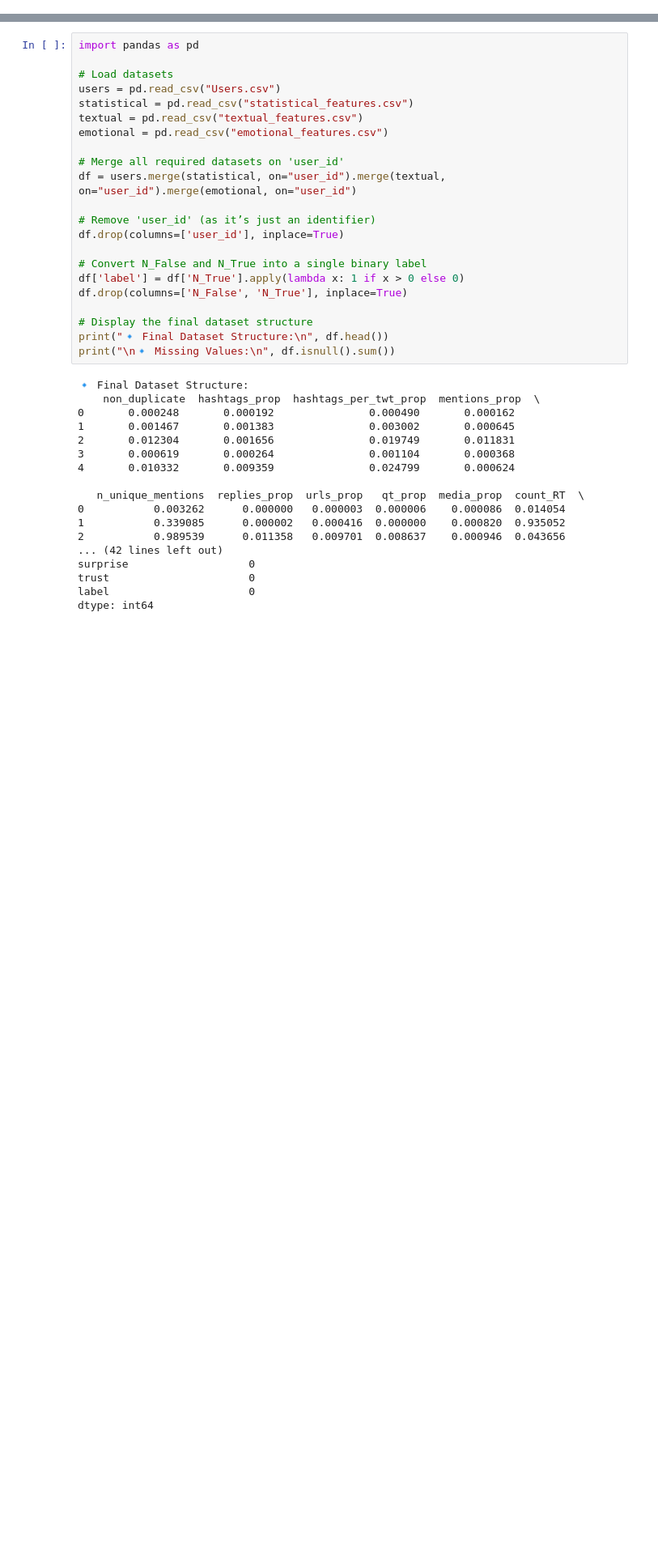
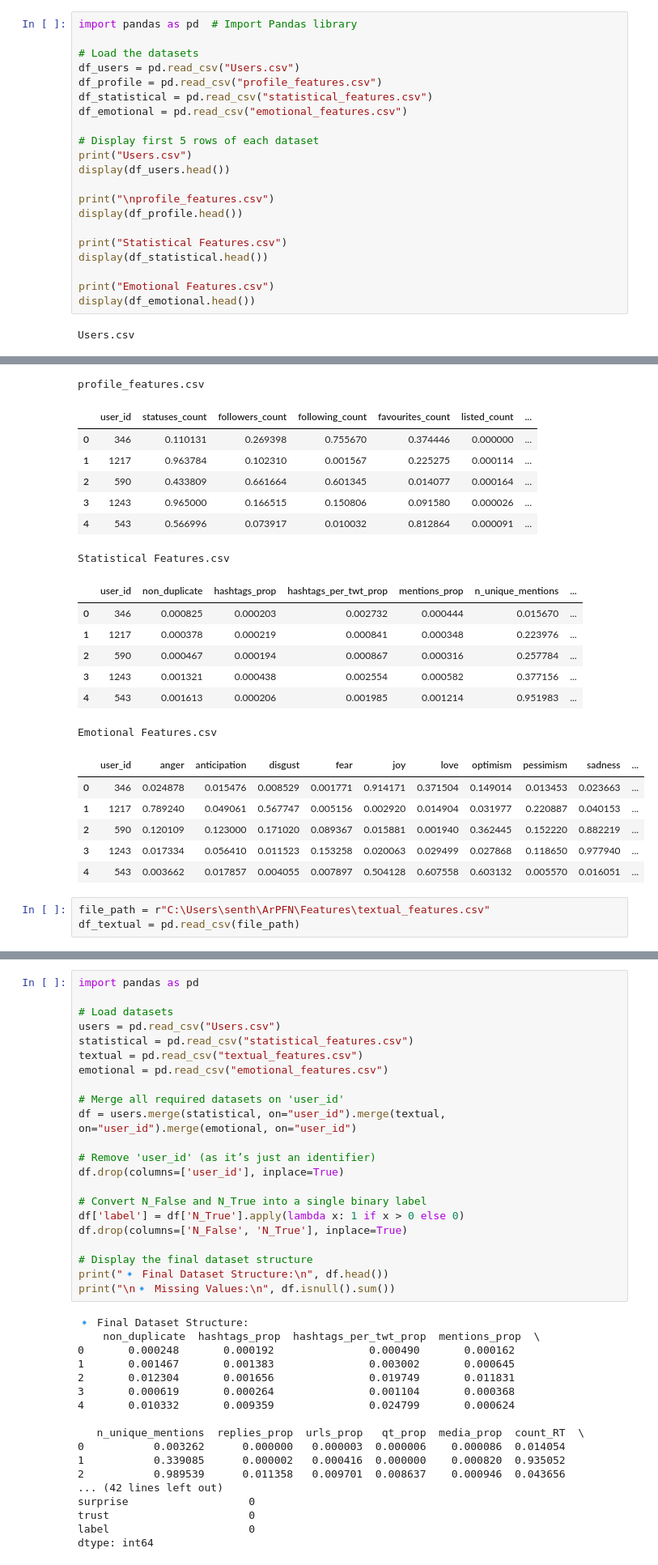
Before and after one commit to Dhanu321/IEEE, a Jupyter notebook: Fakenewsdetection_IEEE (2).ipynb, the cells around one changed output, grey strips where cells are left out. Shown at 81% size. Cells and saved outputs as stored; diff of their text form; blank space fills up the shorter version.

```diff
--- a/Fakenewsdetection_IEEE (2).ipynb
+++ b/Fakenewsdetection_IEEE (2).ipynb
@@ -76,0 +1,23 @@ Uploaded file: Users.csv
+# %%
+import pandas as pd  # Import Pandas library
+
+# Load the datasets
+df_users = pd.read_csv("Users.csv")
+df_profile = pd.read_csv("profile_features.csv")
+df_statistical = pd.read_csv("statistical_features.csv")
+df_emotional = pd.read_csv("emotional_features.csv")
+
+# Display first 5 rows of each dataset
+print("Users.csv")
+display(df_users.head())
+
+print("\nprofile_features.csv")
+display(df_profile.head())
+
+print("Statistical Features.csv")
+display(df_statistical.head())
+
+print("Emotional Features.csv")
+display(df_emotional.head())
+# %% [output]
+Users.csv
@@ -77,3 +30,27 @@ Uploaded file: Users.csv
+profile_features.csv
+|  | user_id | statuses_count | followers_count | following_count | favourites_count | listed_count | ... |
+| 0 | 346 | 0.110131 | 0.269398 | 0.755670 | 0.374446 | 0.000000 | ... |
+| 1 | 1217 | 0.963784 | 0.102310 | 0.001567 | 0.225275 | 0.000114 | ... |
+| 2 | 590 | 0.433809 | 0.661664 | 0.601345 | 0.014077 | 0.000164 | ... |
+| 3 | 1243 | 0.965000 | 0.166515 | 0.150806 | 0.091580 | 0.000026 | ... |
+| 4 | 543 | 0.566996 | 0.073917 | 0.010032 | 0.812864 | 0.000091 | ... |
+Statistical Features.csv
+|  | user_id | non_duplicate | hashtags_prop | hashtags_per_twt_prop | mentions_prop | n_unique_mentions | ... |
+| 0 | 346 | 0.000825 | 0.000203 | 0.002732 | 0.000444 | 0.015670 | ... |
+| 1 | 1217 | 0.000378 | 0.000219 | 0.000841 | 0.000348 | 0.223976 | ... |
+| 2 | 590 | 0.000467 | 0.000194 | 0.000867 | 0.000316 | 0.257784 | ... |
+| 3 | 1243 | 0.001321 | 0.000438 | 0.002554 | 0.000582 | 0.377156 | ... |
+| 4 | 543 | 0.001613 | 0.000206 | 0.001985 | 0.001214 | 0.951983 | ... |
+Emotional Features.csv
+|  | user_id | anger | anticipation | disgust | fear | joy | love | optimism | pessimism | sadness | ... |
+| 0 | 346 | 0.024878 | 0.015476 | 0.008529 | 0.001771 | 0.914171 | 0.371504 | 0.149014 | 0.013453 | 0.023663 | ... |
+| 1 | 1217 | 0.789240 | 0.049061 | 0.567747 | 0.005156 | 0.002920 | 0.014904 | 0.031977 | 0.220887 | 0.040153 | ... |
+| 2 | 590 | 0.120109 | 0.123000 | 0.171020 | 0.089367 | 0.015881 | 0.001940 | 0.362445 | 0.152220 | 0.882219 | ... |
+| 3 | 1243 | 0.017334 | 0.056410 | 0.011523 | 0.153258 | 0.020063 | 0.029499 | 0.027868 | 0.118650 | 0.977940 | ... |
+| 4 | 543 | 0.003662 | 0.017857 | 0.004055 | 0.007897 | 0.504128 | 0.607558 | 0.603132 | 0.005570 | 0.016051 | ... |
+# %%
+file_path = r"C:\Users\senth\ArPFN\Features\textual_features.csv"
+df_textual = pd.read_csv(file_path)
 # %%
 import pandas as pd
 
```
Also changed, not shown: parts of 27 cells of this notebook.
